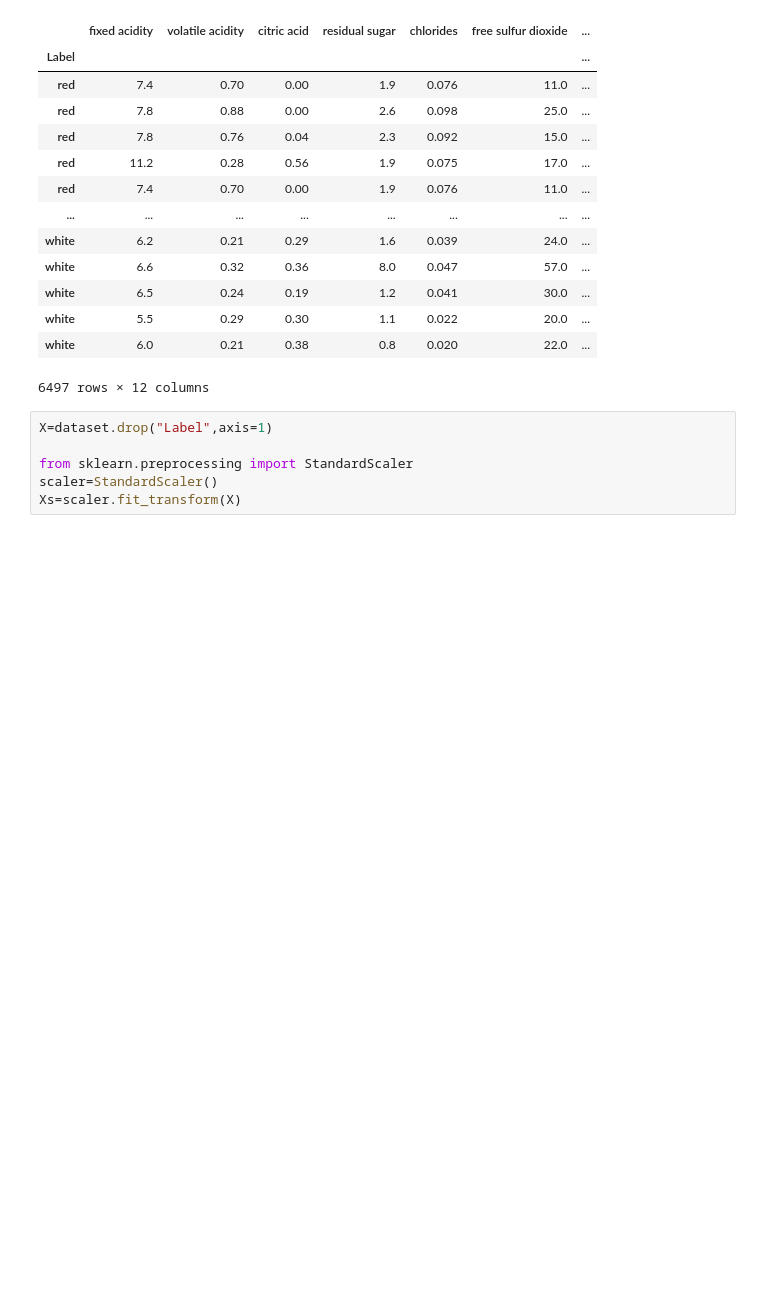
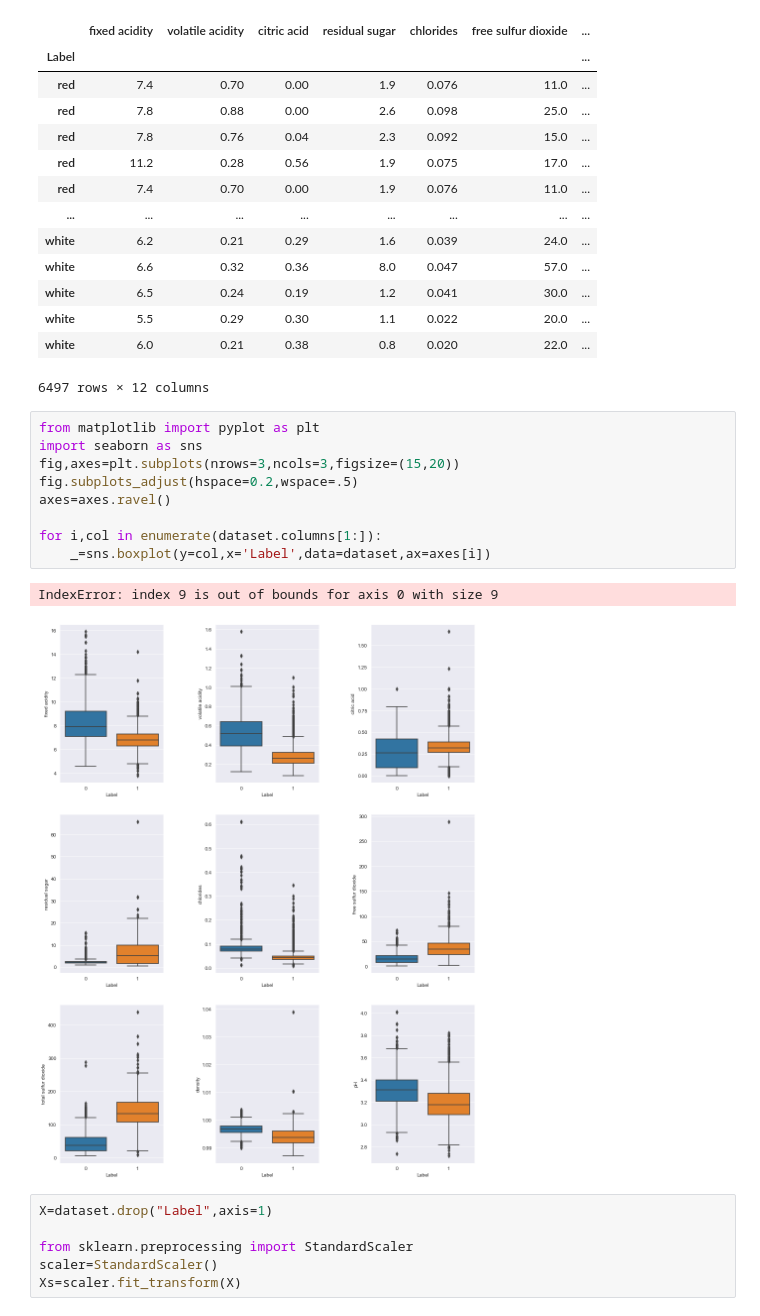
Before and after one commit to ChengyangZhong/Machine-Learning-Project-Group-6, a Jupyter notebook: test1.ipynb, the cells around one changed output. Drawn from its saved outputs; the diff is of its cells as text; blank space fills up the shorter version.

```diff
--- a/test1.ipynb
+++ b/test1.ipynb
@@ -27,6 +27,18 @@ dataset.set_index("Label")
 | white | 5.5 | 0.29 | 0.30 | 1.1 | 0.022 | 20.0 | ... |
 | white | 6.0 | 0.21 | 0.38 | 0.8 | 0.020 | 22.0 | ... |
 6497 rows × 12 columns
+# %%
+from matplotlib import pyplot as plt
+import seaborn as sns
+fig,axes=plt.subplots(nrows=3,ncols=3,figsize=(15,20))
+fig.subplots_adjust(hspace=0.2,wspace=.5)
+axes=axes.ravel()
+
+for i,col in enumerate(dataset.columns[1:]):
+    _=sns.boxplot(y=col,x='Label',data=dataset,ax=axes[i])
+# %% [output]
+IndexError: index 9 is out of bounds for axis 0 with size 9
+[figure, added]
 # %%
 X=dataset.drop("Label",axis=1)
 
```
Also changed, not shown: 1 other file.
